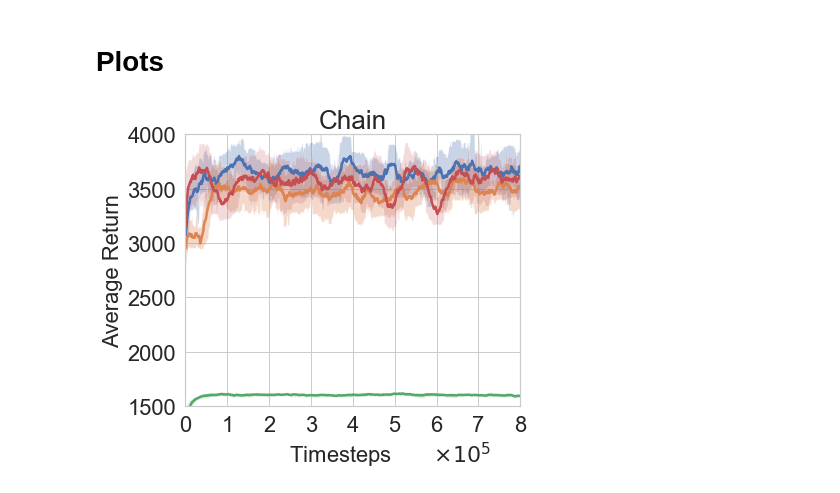
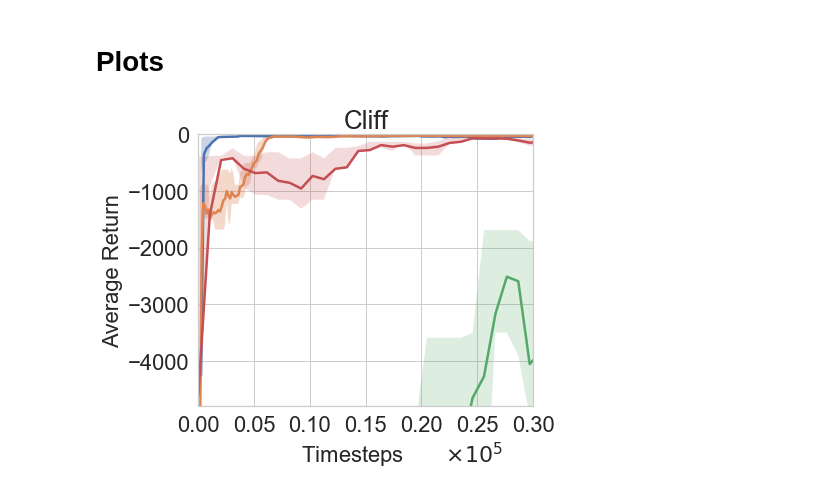
Before and after one commit to kadysongbb/dr-trpo, a Jupyter notebook: tabular/view_training.ipynb, the cells around one changed output. Drawn from its saved outputs; the diff is of its cells as text; code cells hidden in the pictures.

```diff
--- a/tabular/view_training.ipynb
+++ b/tabular/view_training.ipynb
@@ -72,8 +72,8 @@ def df_plot(dfs, x, ys, isTaxi, isChain, isCliff, ylim=None, xlim=None, legend_l
     plt.ylabel('Average Return',fontsize=22)
 # %%
 isTaxi = False
-isChain = True
-isCliff = False
+isChain = False
+isCliff = True
 
 
 # ENTER LIST OF LOG FILENAMES HERE:
@@ -98,46 +98,38 @@ if isTaxi:
 if isChain:
     df_plot(data, '_Episode', ['_AvgRewardSum'], isTaxi, isChain, isCliff, [1500,4000], [0,8.0])
 if isCliff:
-    df_plot(data, '_Episode', ['_AvgRewardSum'], isTaxi, isChain, isCliff, None, [0,0.3])
+    df_plot(data, '_Episode', ['_AvgRewardSum'], isTaxi, isChain, isCliff, [-4800,0], [0,0.3])
 
-window_size = 10
+window_size = 30
 
-# read TRPO baseline results
+# read baseline results
 if isTaxi:
     trpo_log_name = './tmp/trpo_taxi_monitor.csv'
-    window_size = 30
+    a2c_log_name = './tmp/a2c_taxi_monitor.csv'
 if isChain:
     trpo_log_name = './tmp/trpo_chain_monitor.csv'
-    window_size = 30
+    a2c_log_name = './tmp/a2c_chain_monitor.csv'
 if isCliff:
     trpo_log_name = './tmp/trpo_cliff_monitor.csv'
-
-# read A2C baseline results
-if isTaxi:
-    a2c_log_name = './tmp/a2c_taxi_monitor.csv'
-    window_size = 30
-if isChain:
-    a2c_log_name = './tmp/a2c_chain_monitor.csv'
-    window_size = 30
-if isCliff:
     a2c_log_name = './tmp/a2c_cliff_monitor.csv'
+    window_size = 5
 
 df=pd.read_csv(a2c_log_name, sep=',', skiprows = 0, header= 1)
 y_val = df['r']
 moving_average = find_moving_avg(y_val, window_size)
 trpo_ts_per_iter = 1024
 plt.plot(np.arange(len(y_val)-window_size)*trpo_ts_per_iter/100000, moving_average[0], label='A2C', linewidth = 2.5)
 plt.fill_between(np.arange(len(y_val)-window_size)*trpo_ts_per_iter/100000, moving_average[1], moving_average[2], alpha=0.2)
 
 df=pd.read_csv(trpo_log_name, sep=',', skiprows = 0, header= 1)
 y_val = df['r']
 moving_average = find_moving_avg(y_val, window_size)
 trpo_ts_per_iter = 1024
 plt.plot(np.arange(len(y_val)-window_size)*trpo_ts_per_iter/100000, moving_average[0], label='TRPO', linewidth = 2.5)
 plt.fill_between(np.arange(len(y_val)-window_size)*trpo_ts_per_iter/100000, moving_average[1], moving_average[2], alpha=0.2)
 
 plt.rcParams["legend.framealpha"] = 0.9
 if isTaxi:
     plt.legend(fontsize=18, loc='lower right')
 # %% [output]
-[figure, old version]
+[figure, new version]
```
Also changed, not shown: 1 other file.
